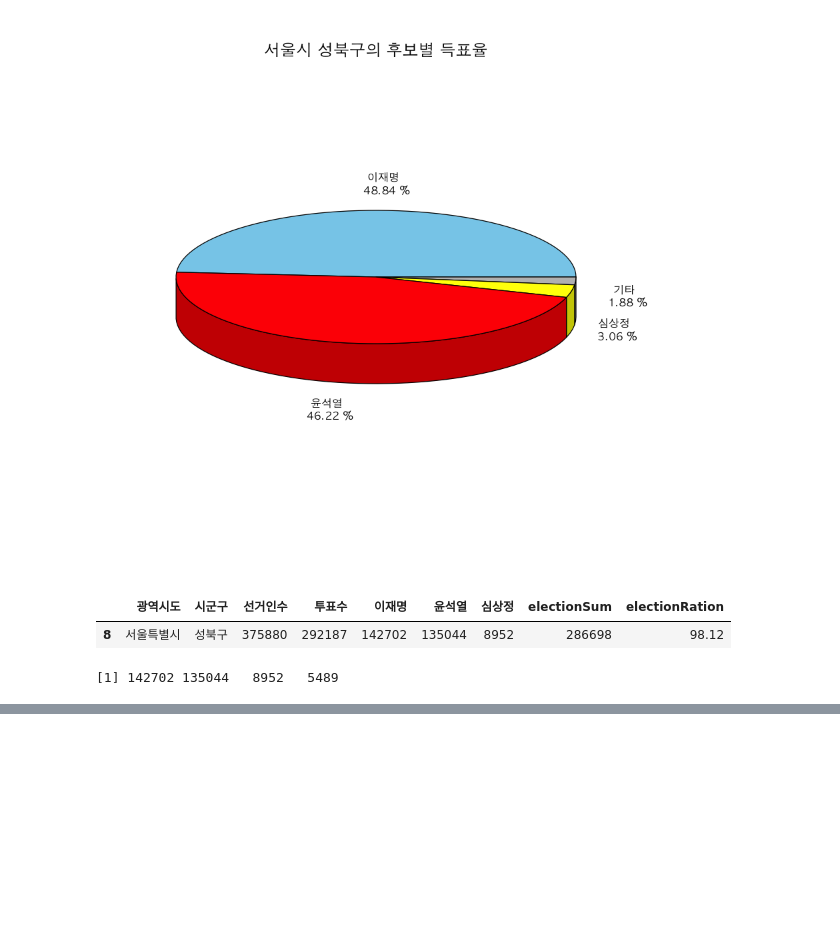
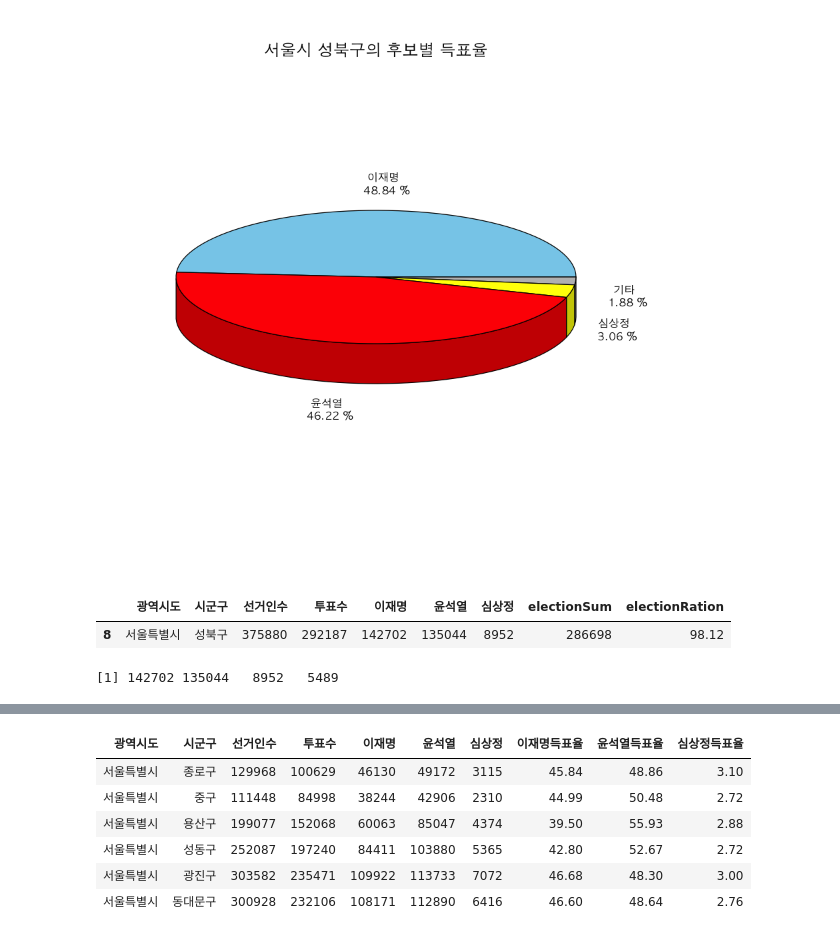
Before and after one commit to hyeopyi/R_Study, a Jupyter notebook: 10.20대_대선자료 시각화.ipynb, the cells around one changed output, grey strips where cells are left out. Cells and saved outputs as stored; diff of their text form; code cells hidden in the pictures; blank space fills up the shorter version.

```diff
--- a/10.20대_대선자료 시각화.ipynb
+++ b/10.20대_대선자료 시각화.ipynb
@@ -277,0 +347,15 @@ as.numeric(c((pob_윤석열[, 5:7]), pob_윤석열[,4] - sum(pob_윤석열[, 5:7
+# %%
+# 데이터 불러오기
+election2 <- read.csv("../Data/election_2022.csv")
+election2$이재명득표율 <- round(election2$이재명 / election2$투표수 * 100, 2)
+election2$윤석열득표율 <- round(election2$윤석열 / election2$투표수 * 100, 2)
+election2$심상정득표율 <- round(election2$심상정 / election2$투표수 * 100, 2)
+head(election2)
+# %% [output]
+| 광역시도 | 시군구 | 선거인수 | 투표수 | 이재명 | 윤석열 | 심상정 | 이재명득표율 | 윤석열득표율 | 심상정득표율 |
+| 서울특별시 | 종로구 | 129968 | 100629 | 46130 | 49172 | 3115 | 45.84 | 48.86 | 3.10 |
+| 서울특별시 | 중구 | 111448 | 84998 | 38244 | 42906 | 2310 | 44.99 | 50.48 | 2.72 |
+| 서울특별시 | 용산구 | 199077 | 152068 | 60063 | 85047 | 4374 | 39.50 | 55.93 | 2.88 |
+| 서울특별시 | 성동구 | 252087 | 197240 | 84411 | 103880 | 5365 | 42.80 | 52.67 | 2.72 |
+| 서울특별시 | 광진구 | 303582 | 235471 | 109922 | 113733 | 7072 | 46.68 | 48.30 | 3.00 |
+| 서울특별시 | 동대문구 | 300928 | 232106 | 108171 | 112890 | 6416 | 46.60 | 48.64 | 2.76 |
```
Also changed, not shown: parts of 15 cells of this notebook, 8 other files.
